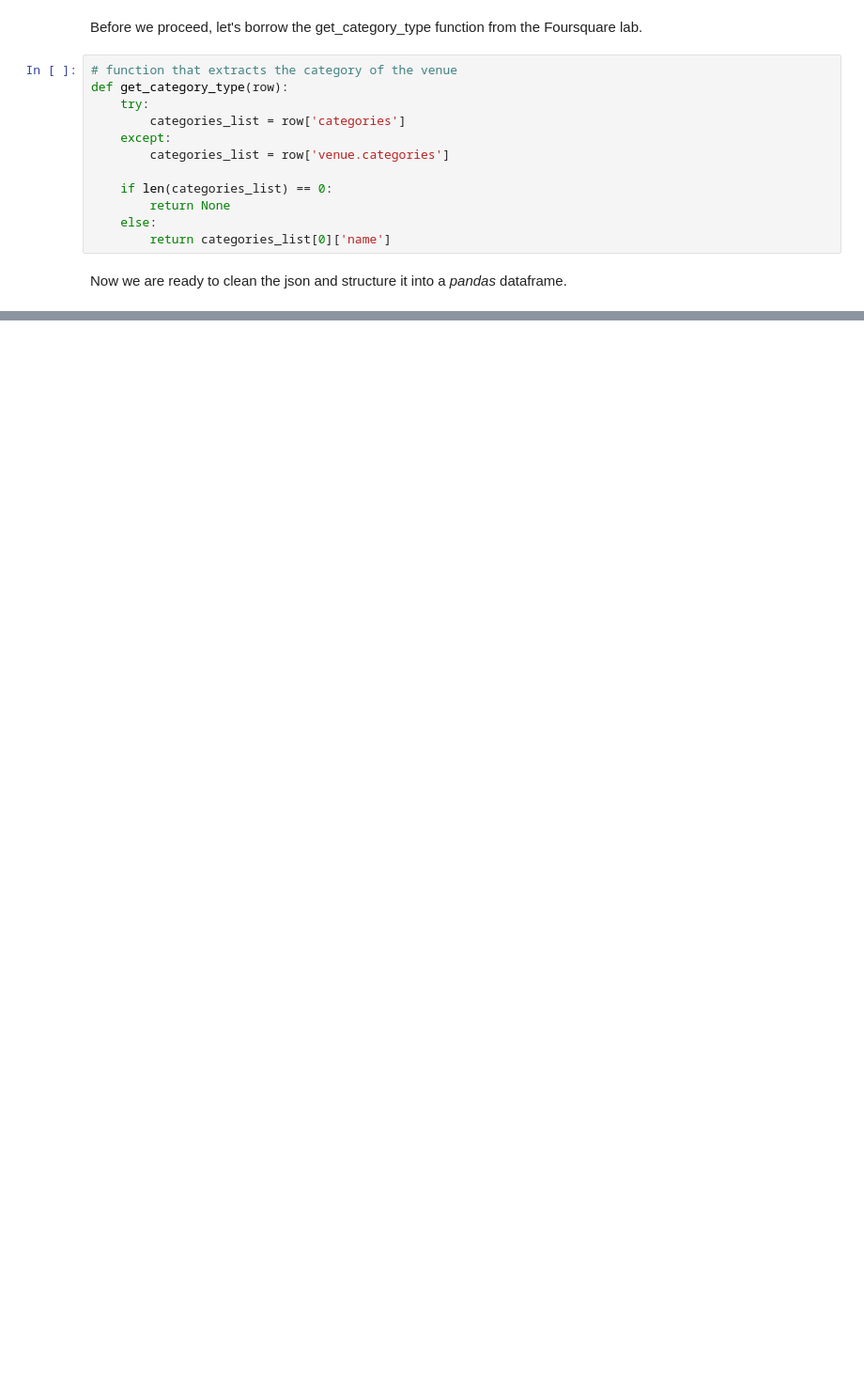
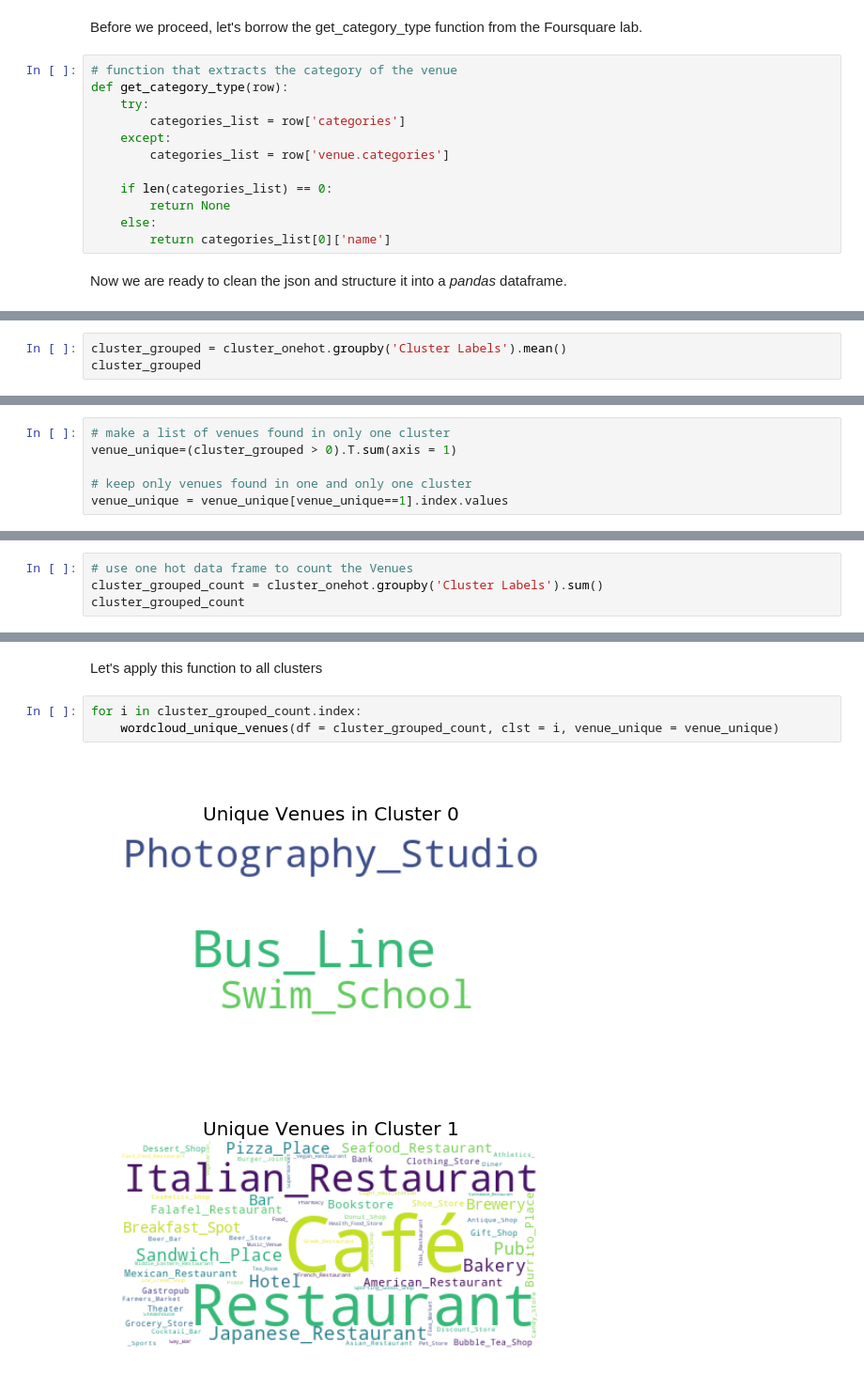
Before and after one commit to stepannette/Coursera_Capstone, a Jupyter notebook: Anna's Toronto Analysis.ipynb, the cells around one changed output, grey strips where cells are left out. Shown at 94% size. Drawn from its saved outputs; the diff is of its cells as text; blank space fills up the shorter version.

```diff
--- a/Anna's Toronto Analysis.ipynb
+++ b/Anna's Toronto Analysis.ipynb
@@ -242,0 +750,3 @@ nearby_venues.head()
+# %%
+cluster_grouped = cluster_onehot.groupby('Cluster Labels').mean()
+cluster_grouped
@@ -242,0 +824,6 @@ nearby_venues.head()
+# %%
+# make a list of venues found in only one cluster
+venue_unique=(cluster_grouped > 0).T.sum(axis = 1)
+
+# keep only venues found in one and only one cluster
+venue_unique = venue_unique[venue_unique==1].index.values
@@ -242,0 +839,4 @@ nearby_venues.head()
+# %%
+# use one hot data frame to count the Venues
+cluster_grouped_count = cluster_onehot.groupby('Cluster Labels').sum()
+cluster_grouped_count
@@ -242,0 +897,8 @@ nearby_venues.head()
+# %% [markdown]
+Let's apply this function to all clusters
+# %%
+for i in cluster_grouped_count.index:
+    wordcloud_unique_venues(df = cluster_grouped_count, clst = i, venue_unique = venue_unique)
+# %% [output]
+[figure, added]
+[figure, added]
```
Also changed, not shown: parts of 80 cells of this notebook.
